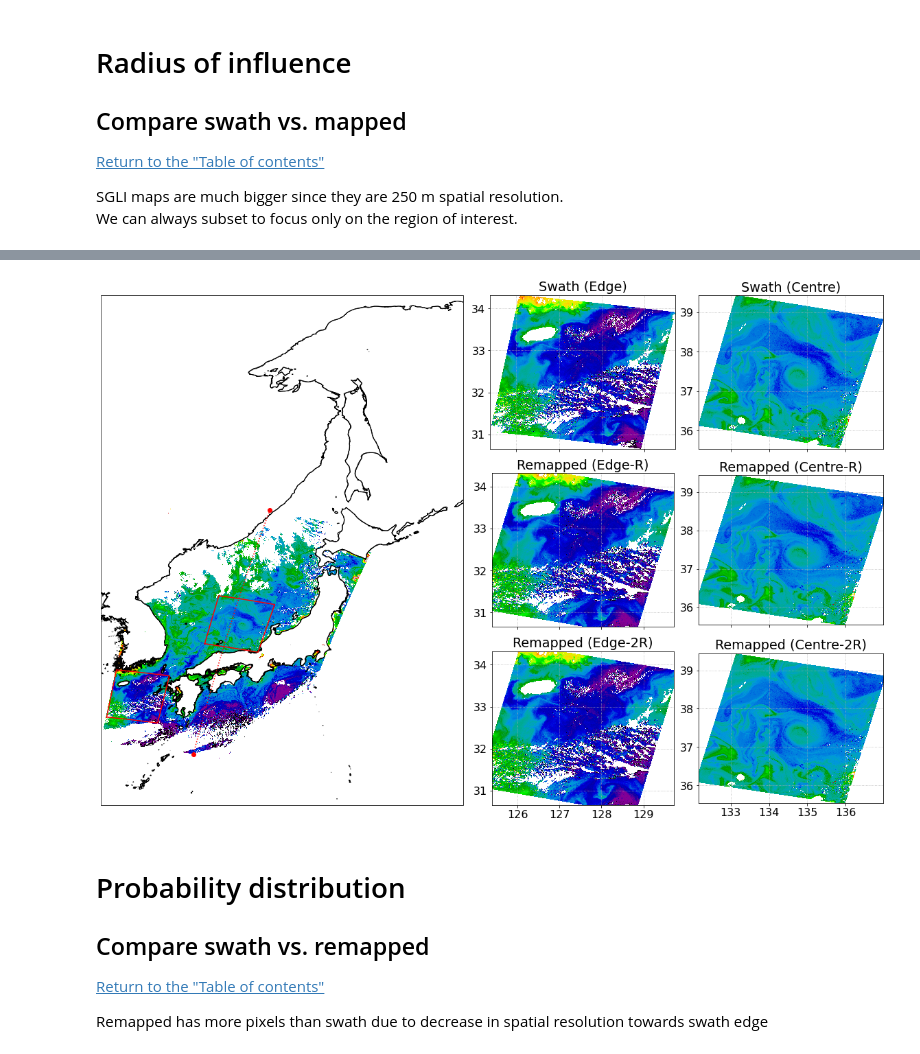
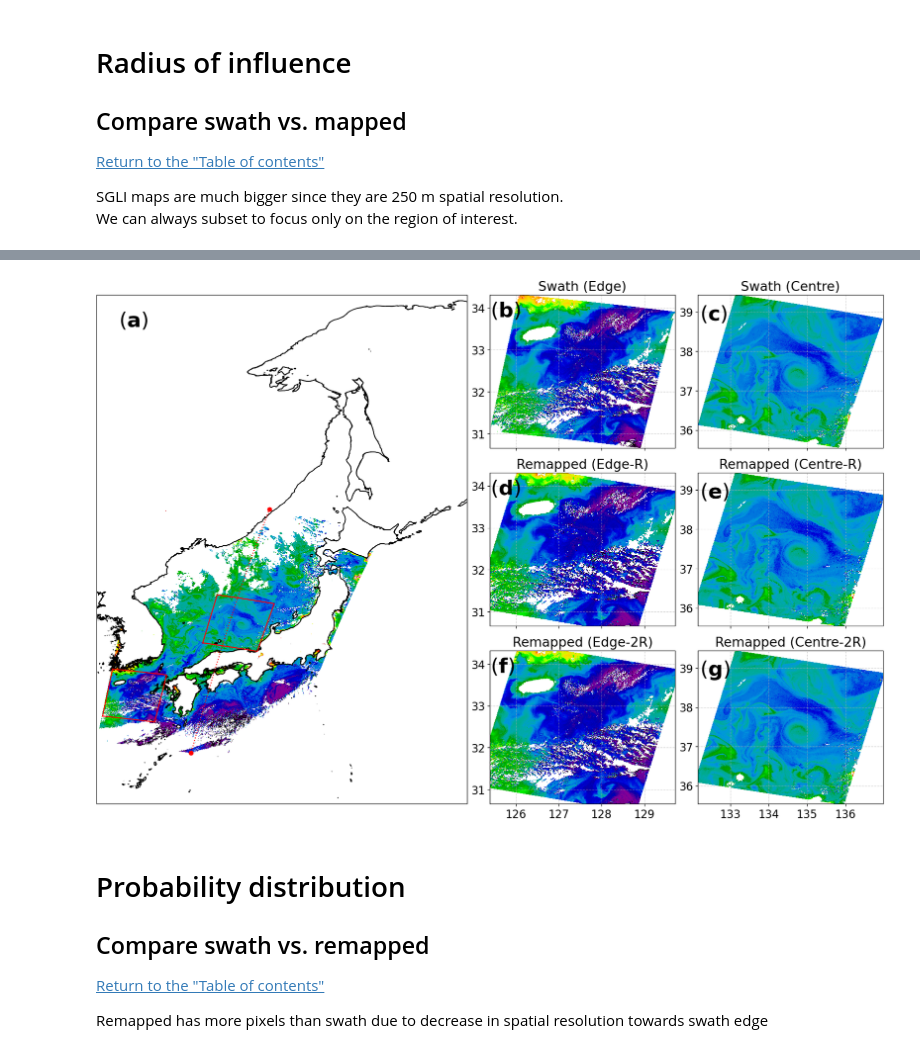
Before and after one commit to npec/ee-oc-data-ingestion, a Jupyter notebook: SWATH_REMAP_SGLI.ipynb, the cells around one changed output, grey strips where cells are left out. Drawn from its saved outputs; the diff is of its cells as text; code cells hidden in the pictures.

```diff
--- a/SWATH_REMAP_SGLI.ipynb
+++ b/SWATH_REMAP_SGLI.ipynb
@@ -183,14 +193,21 @@ fig = plt.figure()
 gs = gridspec.GridSpec(3, 4, figure=fig)
 
 axm = fig.add_subplot(gs[:, :2], projection=ccrs.PlateCarree())
+axm.text(126.5, 58, r'($\rm{\bf{a}}$)', fontsize=30)
 
 ax0 = fig.add_subplot(gs[0, -2])
 ax1 = fig.add_subplot(gs[1, -2])
 ax2 = fig.add_subplot(gs[2, -2])
+ax0.text(125.4, 33.8, r'($\rm{\bf{b}}$)', fontsize=30)
+ax1.text(125.4, 33.8, r'($\rm{\bf{d}}$)', fontsize=30)
+ax2.text(125.4, 33.8, r'($\rm{\bf{f}}$)', fontsize=30)
 
 ax3 = fig.add_subplot(gs[0, -1])
 ax4 = fig.add_subplot(gs[1, -1])
 ax5 = fig.add_subplot(gs[2, -1])
+ax3.text(132.2, 38.8, r'($\rm{\bf{c}}$)', fontsize=30)
+ax4.text(132.2, 38.8, r'($\rm{\bf{e}}$)', fontsize=30)
+ax5.text(132.2, 38.8, r'($\rm{\bf{g}}$)', fontsize=30)
 axs = (ax3, ax4, ax5), (ax0, ax1, ax2)
 bounds = (133, 36, 136, 39), (126, 31, 129, 34)
 
@@ -218,7 +235,8 @@ for bbox, ax, label in zip(bounds, axs, ('Centre', 'Edge')):
     # -------------
     # swath polygon
     # -------------
-    px, py = utils.descending_polygon(xv=ncx, yv=ncy)
+    name = OPATH.joinpath(f'sgli_{label.lower()}2gee.shp')
+    px, py = utils.descending_polygon(xv=ncx, yv=ncy, name=name)
     # Save polygon
     utils.save_shape(px, py, file=OPATH.joinpath(f'sgli_{label.lower()}.shp'))
 
@@ -276,4 +295,4 @@ Wall time: 8min 56s
-[figure, old version]
+[figure, new version]
 # %% [markdown]
 # Probability distribution
 
```
Also changed, not shown: parts of 15 cells of this notebook, 29 other files.
